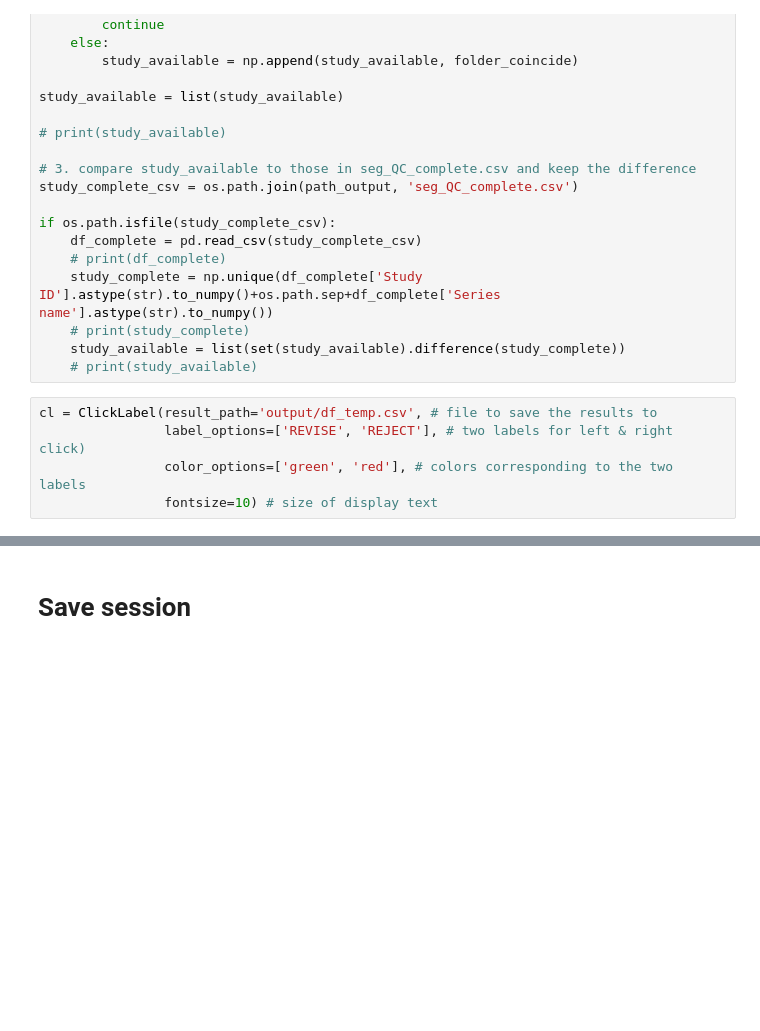
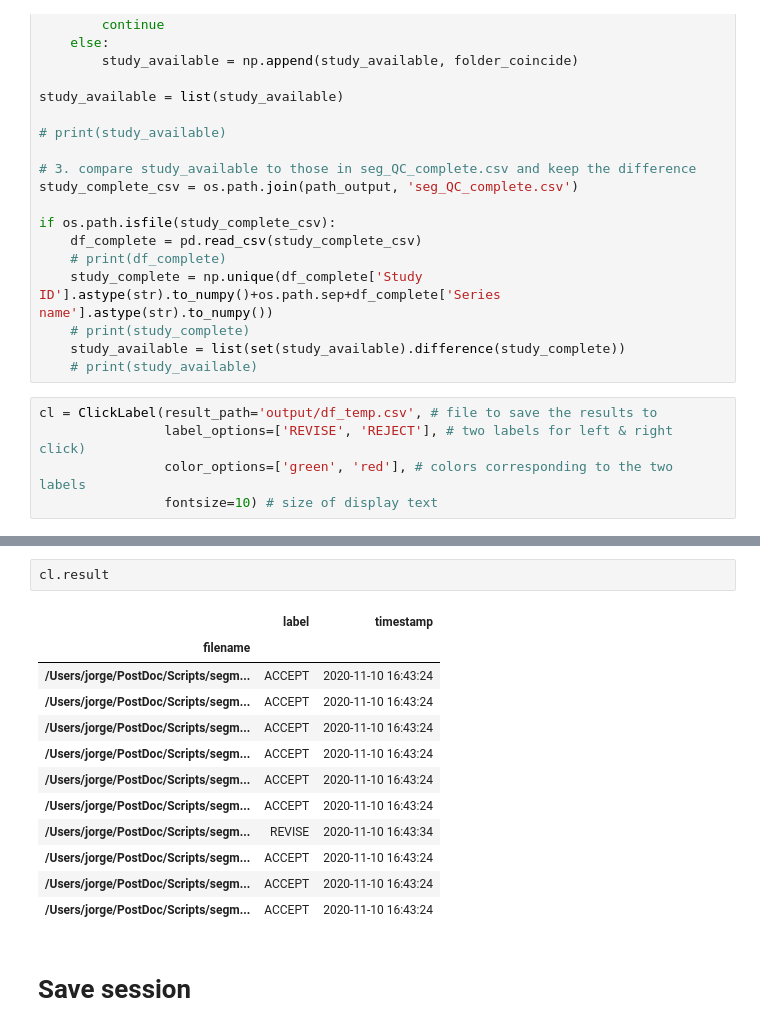
Before and after one commit to jmariscal-harana/segmentation_QC, a Jupyter notebook: scripts/test.ipynb, the cells around one changed output, grey strips where cells are left out. Drawn from its saved outputs; the diff is of its cells as text; blank space fills up the shorter version.

```diff
--- a/scripts/test.ipynb
+++ b/scripts/test.ipynb
@@ -189,5 +198,20 @@ Removing df_temp.csv
 [interactive output not drawn]
 [interactive output not drawn]
+# %%
+cl.result
+# %% [output]
+|  | label | timestamp |
+| filename |  |  |
+| /Users/jorge/PostDoc/Scripts/segm... | ACCEPT | 2020-11-10 16:43:24 |
+| /Users/jorge/PostDoc/Scripts/segm... | ACCEPT | 2020-11-10 16:43:24 |
+| /Users/jorge/PostDoc/Scripts/segm... | ACCEPT | 2020-11-10 16:43:24 |
+| /Users/jorge/PostDoc/Scripts/segm... | ACCEPT | 2020-11-10 16:43:24 |
+| /Users/jorge/PostDoc/Scripts/segm... | ACCEPT | 2020-11-10 16:43:24 |
+| /Users/jorge/PostDoc/Scripts/segm... | ACCEPT | 2020-11-10 16:43:24 |
+| /Users/jorge/PostDoc/Scripts/segm... | REVISE | 2020-11-10 16:43:34 |
+| /Users/jorge/PostDoc/Scripts/segm... | ACCEPT | 2020-11-10 16:43:24 |
+| /Users/jorge/PostDoc/Scripts/segm... | ACCEPT | 2020-11-10 16:43:24 |
+| /Users/jorge/PostDoc/Scripts/segm... | ACCEPT | 2020-11-10 16:43:24 |
 # %% [markdown]
 # Save session
 # %%
```
Also changed, not shown: parts of 2 cells of this notebook, 6 other files.
